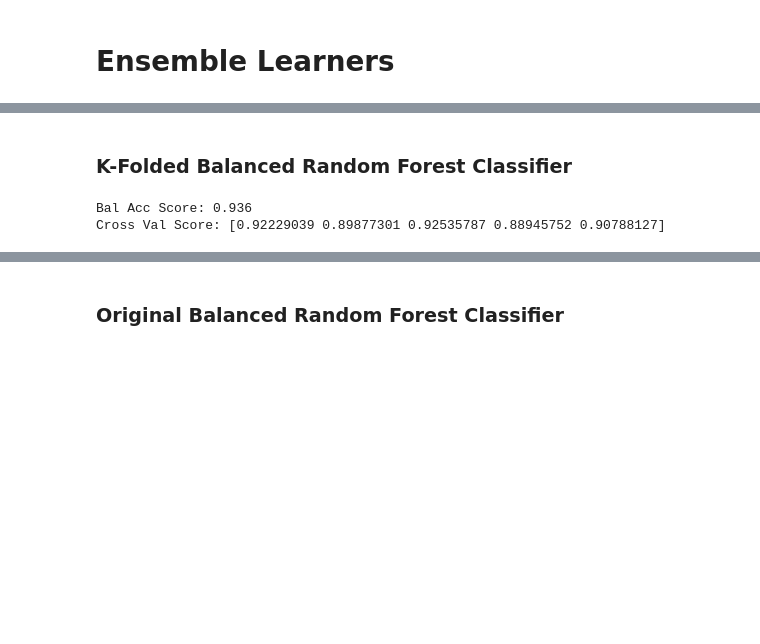
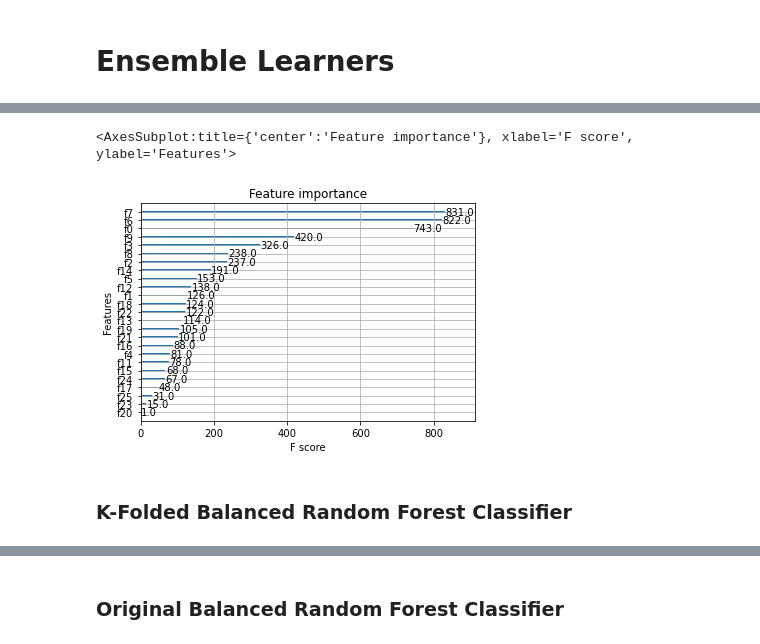
Before and after one commit to Cthompsonlbi/Team_Red, a Jupyter notebook: Notebooks/Insight_ensemble_KFold.ipynb, the cells around one changed output, grey strips where cells are left out. Drawn from its saved outputs; the diff is of its cells as text; code cells hidden in the pictures; blank space fills up the shorter version.

```diff
--- a/Notebooks/Insight_ensemble_KFold.ipynb
+++ b/Notebooks/Insight_ensemble_KFold.ipynb
@@ -177,2 +355,8 @@ Name: prodtaken, dtype: int64
+# %%
+# Plot the XGBoost important features
+xgb.plot_importance(xg_clf)
+# %% [output]
+<AxesSubplot:title={'center':'Feature importance'}, xlabel='F score', ylabel='Features'>
+[figure, added]
 # %% [markdown]
 ### K-Folded Balanced Random Forest Classifier
@@ -186,19 +362,0 @@ for train_index, test_index in skf.split(X, y):
-# %%
-# Use K-Folded Random Forest
-# NOTE: X_t/X_val are respectively the training and test sets for K-fold validation
-
-# model
-brclf = BalancedRandomForestClassifier(random_state=1, n_estimators = 100)
-
-# fit
-brclf=brclf.fit(X_t, y_t)
-
-# predict
-y_pred_k = brclf.predict(X_val)
-
-# Measure
-print(f'Bal Acc Score: {balanced_accuracy_score(y_val, y_pred_k):.3f}')
-print(f'Cross Val Score: {cross_val_score(brclf, X_scaled, y, scoring="accuracy")}')
-# %% [output]
-Bal Acc Score: 0.936
-Cross Val Score: [0.92229039 0.89877301 0.92535787 0.88945752 0.90788127]
```
Also changed, not shown: parts of 41 cells of this notebook.
